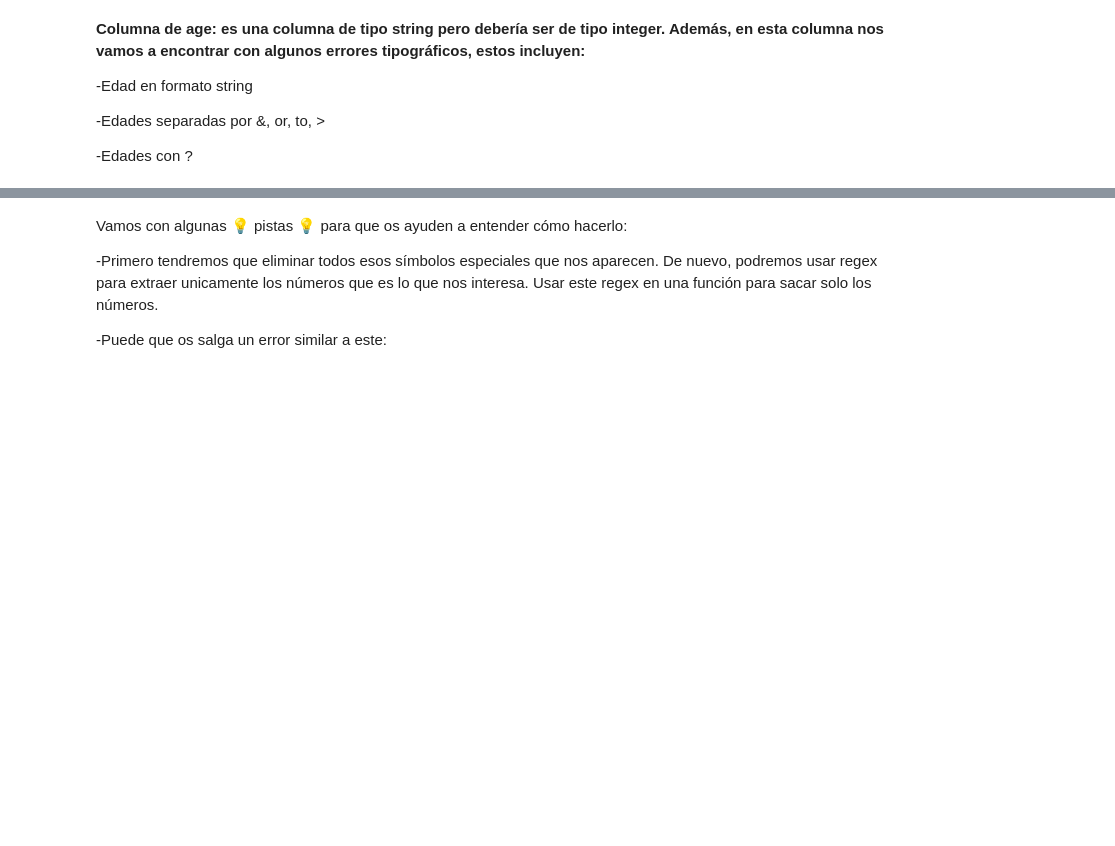
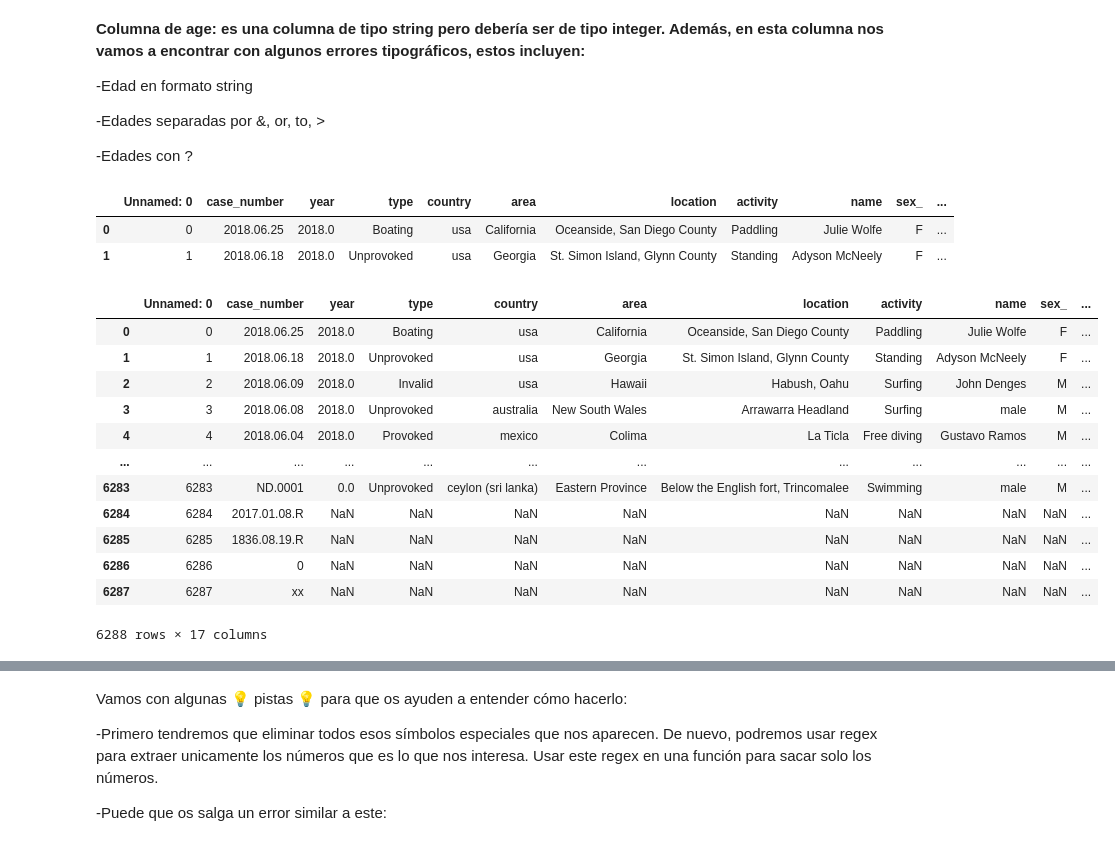
Before and after one commit to Adalab/Adalab-DA-promo-A-module-2-pairprog-2-pair-1-Guada_Lara, a Jupyter notebook: LIMPIEZA/Pair_programming_limpieza_2-1.ipynb, the cells around one changed output, grey strips where cells are left out. Cells and saved outputs as stored; diff of their text form; code cells hidden in the pictures; blank space fills up the shorter version.

Commit message:
falta regex

```diff
--- a/LIMPIEZA/Pair_programming_limpieza_2-1.ipynb
+++ b/LIMPIEZA/Pair_programming_limpieza_2-1.ipynb
@@ -114,6 +115,43 @@ df.head(5)
 -Edades con ?
 # %%
 #Tenemos que evitar los Nans porque sino no nos deja convertirlos en int.
+# %%
+df_2 = pd.DataFrame(df)
+del df_2["age_limpio"]
+df_2.head(2)
+# %% [output]
+|  | Unnamed: 0 | case_number | year | type | country | area | location | activity | name | sex_ | ... |
+| 0 | 0 | 2018.06.25 | 2018.0 | Boating | usa | California | Oceanside, San Diego County | Paddling | Julie Wolfe | F | ... |
+| 1 | 1 | 2018.06.18 | 2018.0 | Unprovoked | usa | Georgia | St. Simon Island, Glynn County | Standing | Adyson McNeely | F | ... |
+# %%
+patron_age = "(0-9)"#necesito un patron regex para sacar numeros como si fuesen strings, ya que no son int.
+
+def limpio (col):
+    try:
+        if re.findall(patron_age, col):
+            pass
+        else:
+            return "0"
+    except:
+        return "0"
+
+
+df_2.insert(11,"age_limpio",limpio("age"),True)
+df_2
+# %% [output]
+|  | Unnamed: 0 | case_number | year | type | country | area | location | activity | name | sex_ | ... |
+| 0 | 0 | 2018.06.25 | 2018.0 | Boating | usa | California | Oceanside, San Diego County | Paddling | Julie Wolfe | F | ... |
+| 1 | 1 | 2018.06.18 | 2018.0 | Unprovoked | usa | Georgia | St. Simon Island, Glynn County | Standing | Adyson McNeely | F | ... |
+| 2 | 2 | 2018.06.09 | 2018.0 | Invalid | usa | Hawaii | Habush, Oahu | Surfing | John Denges | M | ... |
+| 3 | 3 | 2018.06.08 | 2018.0 | Unprovoked | australia | New South Wales | Arrawarra Headland | Surfing | male | M | ... |
+| 4 | 4 | 2018.06.04 | 2018.0 | Provoked | mexico | Colima | La Ticla | Free diving | Gustavo Ramos | M | ... |
+| ... | ... | ... | ... | ... | ... | ... | ... | ... | ... | ... | ... |
+| 6283 | 6283 | ND.0001 | 0.0 | Unprovoked | ceylon (sri lanka) | Eastern Province | Below the English fort, Trincomalee | Swimming | male | M | ... |
+| 6284 | 6284 | 2017.01.08.R | NaN | NaN | NaN | NaN | NaN | NaN | NaN | NaN | ... |
+| 6285 | 6285 | 1836.08.19.R | NaN | NaN | NaN | NaN | NaN | NaN | NaN | NaN | ... |
+| 6286 | 6286 | 0 | NaN | NaN | NaN | NaN | NaN | NaN | NaN | NaN | ... |
+| 6287 | 6287 | xx | NaN | NaN | NaN | NaN | NaN | NaN | NaN | NaN | ... |
+6288 rows × 17 columns
 # %%
 df["age"] = df["age"].astype("Int64", errors = "ignore")
 df.dtypes
```
Also changed, not shown: parts of 5 cells of this notebook.
